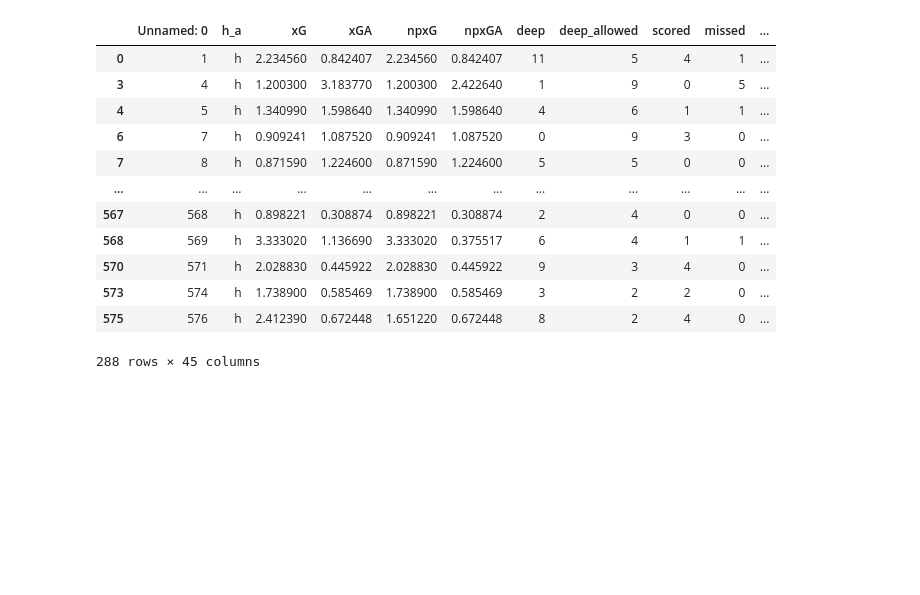
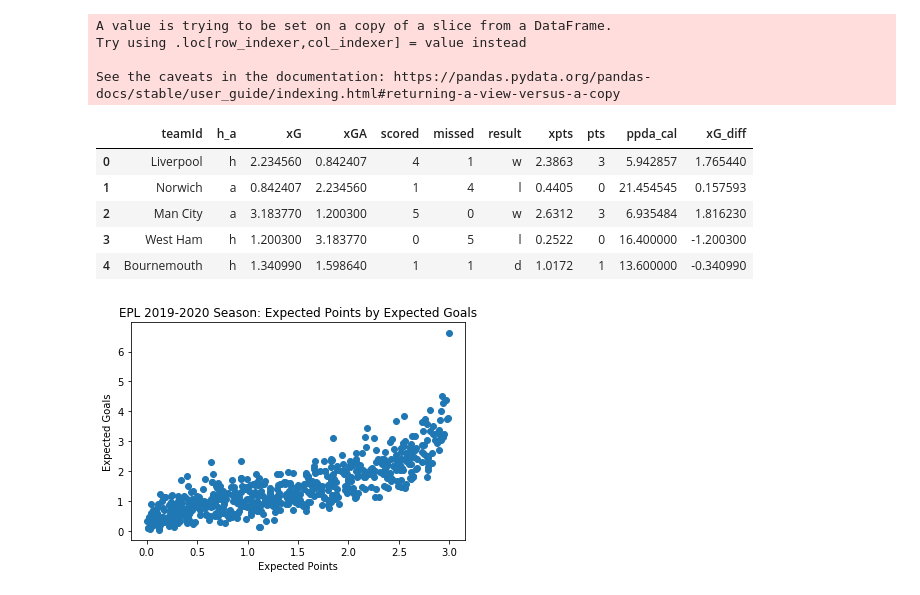
Before and after one commit to troypramsey/WebViz_EPL2019Analysis, a Jupyter notebook: WebVisualizations/resources/data_analysis.ipynb, the cells around one changed output. Cells and saved outputs as stored; diff of their text form; code cells hidden in the pictures; blank space fills up the shorter version.

Commit message:
results dataframe, initial xG scatterplots

```diff
--- a/WebVisualizations/resources/data_analysis.ipynb
+++ b/WebVisualizations/resources/data_analysis.ipynb
@@ -4,20 +4,18 @@ from matplotlib import pyplot
 # %%
 results = pd.read_csv('epl2020.csv')
 players = pd.read_csv('players_1920_fin.csv')
-# %%
-results_home = results.loc[results['h_a'] != 'a']
-results_df = results_home[['xG', 'xGA', 'scored', ]]
-# %% [output]
-|  | Unnamed: 0 | h_a | xG | xGA | npxG | npxGA | deep | deep_allowed | scored | missed | ... |
-| 0 | 1 | h | 2.234560 | 0.842407 | 2.234560 | 0.842407 | 11 | 5 | 4 | 1 | ... |
-| 3 | 4 | h | 1.200300 | 3.183770 | 1.200300 | 2.422640 | 1 | 9 | 0 | 5 | ... |
-| 4 | 5 | h | 1.340990 | 1.598640 | 1.340990 | 1.598640 | 4 | 6 | 1 | 1 | ... |
-| 6 | 7 | h | 0.909241 | 1.087520 | 0.909241 | 1.087520 | 0 | 9 | 3 | 0 | ... |
-| 7 | 8 | h | 0.871590 | 1.224600 | 0.871590 | 1.224600 | 5 | 5 | 0 | 0 | ... |
-| ... | ... | ... | ... | ... | ... | ... | ... | ... | ... | ... | ... |
-| 567 | 568 | h | 0.898221 | 0.308874 | 0.898221 | 0.308874 | 2 | 4 | 0 | 0 | ... |
-| 568 | 569 | h | 3.333020 | 1.136690 | 3.333020 | 0.375517 | 6 | 4 | 1 | 1 | ... |
-| 570 | 571 | h | 2.028830 | 0.445922 | 2.028830 | 0.445922 | 9 | 3 | 4 | 0 | ... |
-| 573 | 574 | h | 1.738900 | 0.585469 | 1.738900 | 0.585469 | 3 | 2 | 2 | 0 | ... |
-| 575 | 576 | h | 2.412390 | 0.672448 | 1.651220 | 0.672448 | 8 | 2 | 4 | 0 | ... |
-288 rows × 45 columns
+# %%
+results_df = results[['teamId', 'h_a', 'xG', 'xGA', 'scored', 'missed', 'result', 'xpts', 'pts', 'ppda_cal']]
+results_df['xG_diff'] = results['scored'] - results['xG']
+results_df.head()
+# %% [output]
+A value is trying to be set on a copy of a slice from a DataFrame.
+Try using .loc[row_indexer,col_indexer] = value instead
+
+See the caveats in the documentation: https://pandas.pydata.org/pandas-docs/stable/user_guide/indexing.html#returning-a-view-versus-a-copy
+|  | teamId | h_a | xG | xGA | scored | missed | result | xpts | pts | ppda_cal | xG_diff |
+| 0 | Liverpool | h | 2.234560 | 0.842407 | 4 | 1 | w | 2.3863 | 3 | 5.942857 | 1.765440 |
+| 1 | Norwich | a | 0.842407 | 2.234560 | 1 | 4 | l | 0.4405 | 0 | 21.454545 | 0.157593 |
+| 2 | Man City | a | 3.183770 | 1.200300 | 5 | 0 | w | 2.6312 | 3 | 6.935484 | 1.816230 |
+| 3 | West Ham | h | 1.200300 | 3.183770 | 0 | 5 | l | 0.2522 | 0 | 16.400000 | -1.200300 |
+| 4 | Bournemouth | h | 1.340990 | 1.598640 | 1 | 1 | d | 1.0172 | 1 | 13.600000 | -0.340990 |
@@ -23,0 +30,8 @@ results_df = results_home[['xG', 'xGA', 'scored', ]]
+# %%
+plt.scatter(expected_points, expected_goals)
+plt.title('EPL 2019-2020 Season: Expected Points by Expected Goals')
+plt.xlabel('Expected Points')
+plt.ylabel('Expected Goals')
+plt.show()
+# %% [output]
+[figure, added]
```
Also changed, not shown: parts of 4 cells of this notebook.
